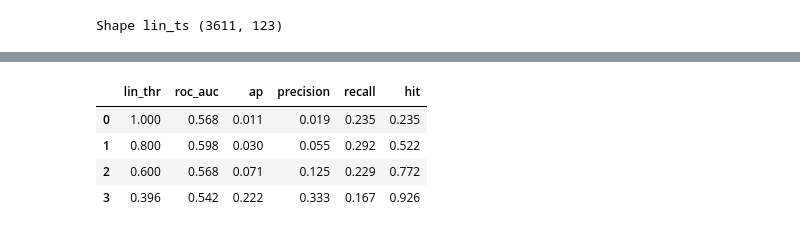
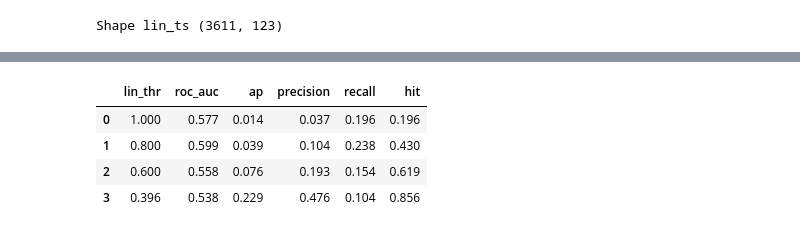
Before and after one commit to 00dylan00/scGPT_playground, a Jupyter notebook: notebooks/exp/2026-01-15-knn_predict.ipynb, the cells around one changed output, grey strips where cells are left out. Saved outputs shown, nothing was run; the diff lists cells and outputs as text; code cells hidden in the pictures.

```diff
--- a/notebooks/exp/2026-01-15-knn_predict.ipynb
+++ b/notebooks/exp/2026-01-15-knn_predict.ipynb
@@ -1620,5 +1044,0 @@ plot_cluster_sim(x,y,
-# %%
-print(sorted(clust_to_ss.items(), key=lambda x:x[1])[:10])
-print(sorted(clust_to_enr_dis.items(), key=lambda x:len(x[1]), reverse=True)[:10])
-for d in [doid_to_term.get(d) for d in clust_to_enr_dis[39]]:
-    print(d)
@@ -2578,3 +1074,5 @@ Random Recalls doid 0.03656604818609803
+# %%
+pred_proba_ts = model.predict_proba(e_test)
 # %%
 # build matrix dis x dis w/ values of Ontology Similarity
 dis_ord = dis_ord
@@ -2595,33 +1093,3 @@ lin_ts = np.array([doid_to_lin[d] for d in df_test["doid_id"]])
 print("Shape lin_ts", lin_ts.shape)
 # %% [output]
 Shape lin_ts (3611, 123)
-# %%
-import seaborn as sns
-import matplotlib.pyplot as plt
-import pandas as pd
-
-# Prepare data for seaborn
-lin_thrs = [0.396, 0.6, 0.8, 1]
-n_positives = []
-for lin_thr in lin_thrs:
-    _n_positive = (m_lin_sim > lin_thr).sum(axis=1)
-    n_positives.append(_n_positive)
-
-# Flatten for seaborn: one row per data point
-df_plot = pd.DataFrame({
-    'Threshold': sum([[f'>{thr}'] * len(col) for thr, col in zip(lin_thrs, n_positives)], []),
-    'N_Positives': np.concatenate(n_positives)
-})
-
-# Plot
-plt.figure(figsize=(9, 5))
-sns.violinplot(data=df_plot, x='Threshold', y='N_Positives', inner=None, cut=0, linewidth=1.2)
-sns.stripplot(data=df_plot, x='Threshold', y='N_Positives', color='k', alpha=0.4, jitter=True, size=3)
-
-# Aesthetics
-plt.xlabel('Ontology Similarity Threshold (Lin Score)')
-plt.ylabel('Number of Related Diseases per Query')
-plt.title('Per-Disease Distribution of Related Diseases at Varying Similarity Thresholds')
-plt.grid(axis='y', linestyle='--', alpha=0.5)
-plt.tight_layout()
-plt.show()
@@ -2651,36 +1117,39 @@ def precision_recall_set(y_true, y_pred_sets, N):
             continue
 
         if t in P:
             precisions.append(1.0 / len(P))
             recalls.append(1.0)
         else:
             precisions.append(0.0)
             recalls.append(0.0)
 
 
     return float(np.mean(precisions)), float(np.mean(recalls))
 
 # map predicted clusters to doid-labels!
-pred_doid_lab_ts = [clust_to_enr.get(c) for c in test_pred_clusters]   # test doid labels!
+pred_doids_ts = list()
+for proba in pred_proba_ts:
+    pred_doids_ts.append(model.classes_[proba>0])
+
 
 pred_lin_ts = list()
-for lab in pred_doid_lab_ts:
+for lab in pred_doids_ts:
     pred_lin_ts.append([1 if d in lab  else 0 for d in dis_ord])
 pred_lin_ts = np.array(pred_lin_ts)
 
 # doid-label precision & recall
 for lin_thr in lin_thrs:
     data_dis_perf.append({"lin_thr":lin_thr,
                           "roc_auc":f"{roc_auc_score(lin_ts>=lin_thr, pred_lin_ts, average=avg):.3f}",
                           "ap":f"{average_precision_score(lin_ts>=lin_thr, pred_lin_ts, average=avg):.3f}",
                           "precision":f"{precision_score(lin_ts>=lin_thr, pred_lin_ts, average=avg):.3f}",
                           "recall":f"{recall_score(lin_ts>=lin_thr, pred_lin_ts, average=avg):.3f}",
                           "hit":f"{recall_score(np.ones(len(df_test)), (pred_lin_ts & (lin_ts>=lin_thr)).sum(axis=1)>0):.3f}"})
 
 pd.DataFrame(data_dis_perf)
 # %% [output]
 |  | lin_thr | roc_auc | ap | precision | recall | hit |
-| 0 | 1.000 | 0.568 | 0.011 | 0.019 | 0.235 | 0.235 |
-| 1 | 0.800 | 0.598 | 0.030 | 0.055 | 0.292 | 0.522 |
-| 2 | 0.600 | 0.568 | 0.071 | 0.125 | 0.229 | 0.772 |
-| 3 | 0.396 | 0.542 | 0.222 | 0.333 | 0.167 | 0.926 |
+| 0 | 1.000 | 0.577 | 0.014 | 0.037 | 0.196 | 0.196 |
+| 1 | 0.800 | 0.599 | 0.039 | 0.104 | 0.238 | 0.430 |
+| 2 | 0.600 | 0.558 | 0.076 | 0.193 | 0.154 | 0.619 |
+| 3 | 0.396 | 0.538 | 0.229 | 0.476 | 0.104 | 0.856 |
```
Also changed, not shown: parts of 98 cells of this notebook, 2 other files.
